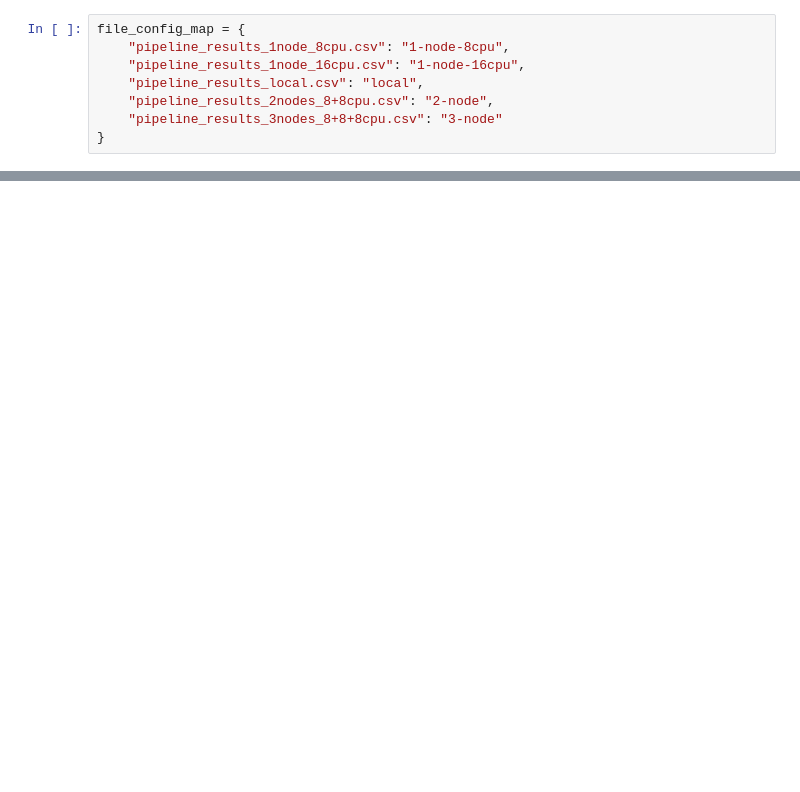
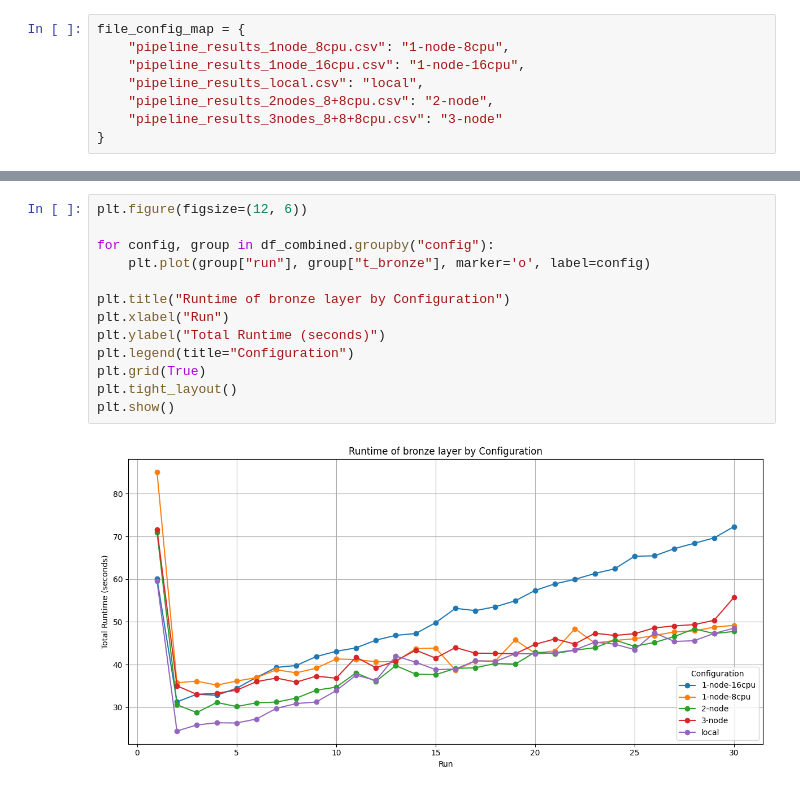
Before and after one commit to evie-mahsem-new/JetStream2_Benchmarking, a Jupyter notebook: results/visuals_pipeline.ipynb, the cells around one changed output, grey strips where cells are left out. Saved outputs shown, nothing was run; the diff lists cells and outputs as text; blank space fills up the shorter version.

```diff
--- a/results/visuals_pipeline.ipynb
+++ b/results/visuals_pipeline.ipynb
@@ -40,0 +64,15 @@ df_avg
+# %%
+plt.figure(figsize=(12, 6))
+
+for config, group in df_combined.groupby("config"):
+    plt.plot(group["run"], group["t_bronze"], marker='o', label=config)
+
+plt.title("Runtime of bronze layer by Configuration")
+plt.xlabel("Run")
+plt.ylabel("Total Runtime (seconds)")
+plt.legend(title="Configuration")
+plt.grid(True)
+plt.tight_layout()
+plt.show()
+# %% [output]
+[figure, added]
```
Also changed, not shown: parts of 20 cells of this notebook.
